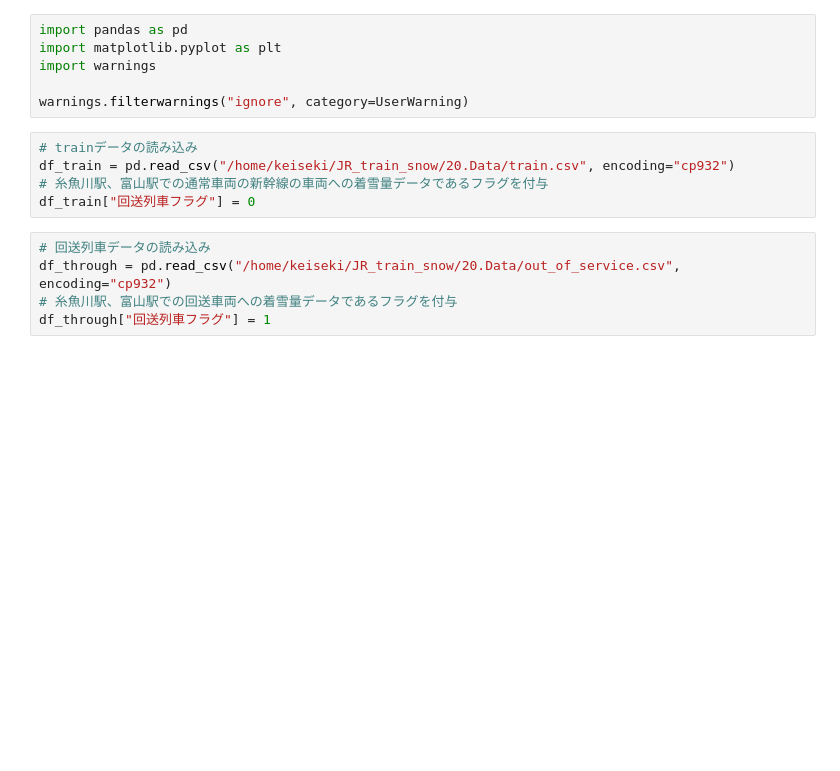
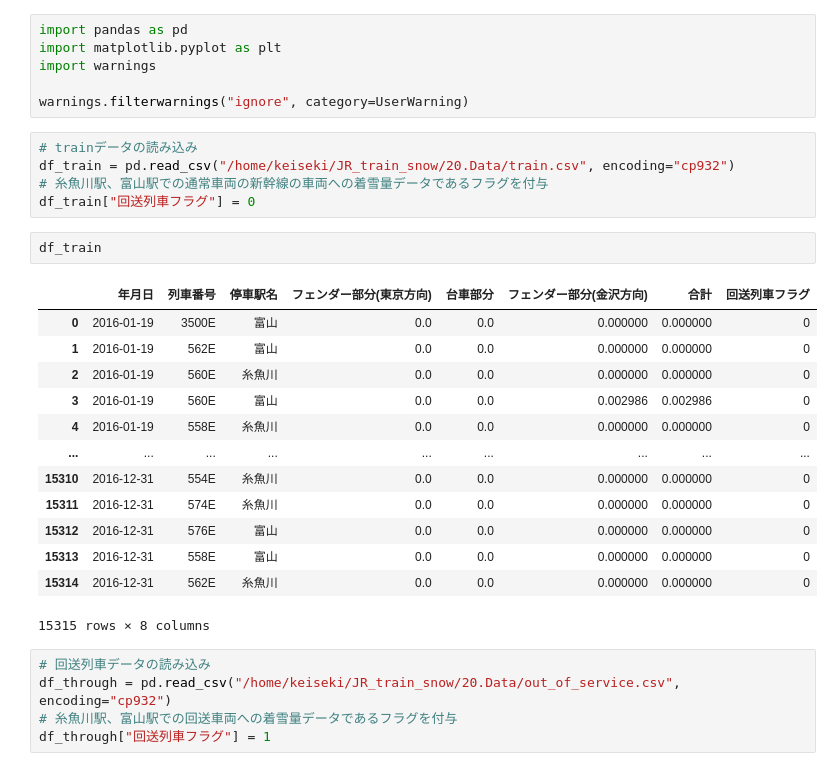
Before and after one commit to keiseki-eng/JR_train_snow, a Jupyter notebook: 10.Notebook/データの前処理.ipynb, the cells around one changed output. Drawn from its saved outputs; the diff is of its cells as text; blank space fills up the shorter version.

```diff
--- a/学習用車両データを列車番号で統合.ipynb
+++ b/10.Notebook/データの前処理.ipynb
@@ -9,6 +11,22 @@ warnings.filterwarnings("ignore", category=UserWarning)
 df_train = pd.read_csv("/home/keiseki/JR_train_snow/20.Data/train.csv", encoding="cp932")
 # 糸魚川駅、富山駅での通常車両の新幹線の車両への着雪量データであるフラグを付与
 df_train["回送列車フラグ"] = 0
+# %%
+df_train
+# %% [output]
+|  | 年月日 | 列車番号 | 停車駅名 | フェンダー部分(東京方向) | 台車部分 | フェンダー部分(金沢方向) | 合計 | 回送列車フラグ |
+| 0 | 2016-01-19 | 3500E | 富山 | 0.0 | 0.0 | 0.000000 | 0.000000 | 0 |
+| 1 | 2016-01-19 | 562E | 富山 | 0.0 | 0.0 | 0.000000 | 0.000000 | 0 |
+| 2 | 2016-01-19 | 560E | 糸魚川 | 0.0 | 0.0 | 0.000000 | 0.000000 | 0 |
+| 3 | 2016-01-19 | 560E | 富山 | 0.0 | 0.0 | 0.002986 | 0.002986 | 0 |
+| 4 | 2016-01-19 | 558E | 糸魚川 | 0.0 | 0.0 | 0.000000 | 0.000000 | 0 |
+| ... | ... | ... | ... | ... | ... | ... | ... | ... |
+| 15310 | 2016-12-31 | 554E | 糸魚川 | 0.0 | 0.0 | 0.000000 | 0.000000 | 0 |
+| 15311 | 2016-12-31 | 574E | 糸魚川 | 0.0 | 0.0 | 0.000000 | 0.000000 | 0 |
+| 15312 | 2016-12-31 | 576E | 富山 | 0.0 | 0.0 | 0.000000 | 0.000000 | 0 |
+| 15313 | 2016-12-31 | 558E | 富山 | 0.0 | 0.0 | 0.000000 | 0.000000 | 0 |
+| 15314 | 2016-12-31 | 562E | 糸魚川 | 0.0 | 0.0 | 0.000000 | 0.000000 | 0 |
+15315 rows × 8 columns
 # %%
 # 回送列車データの読み込み
 df_through = pd.read_csv("/home/keiseki/JR_train_snow/20.Data/out_of_service.csv", encoding="cp932")
```
Also changed, not shown: parts of 6 cells of this notebook, 4 other files.
